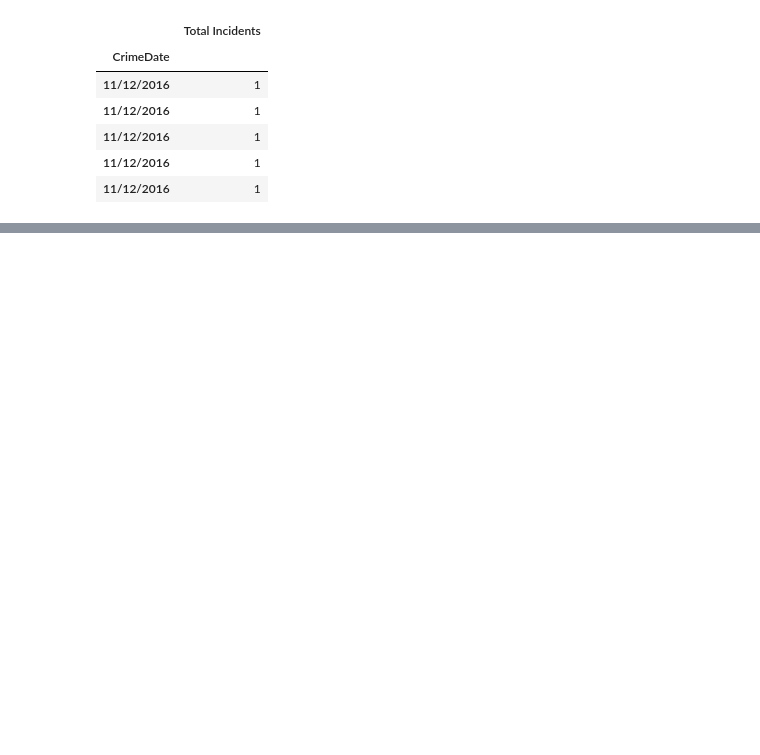
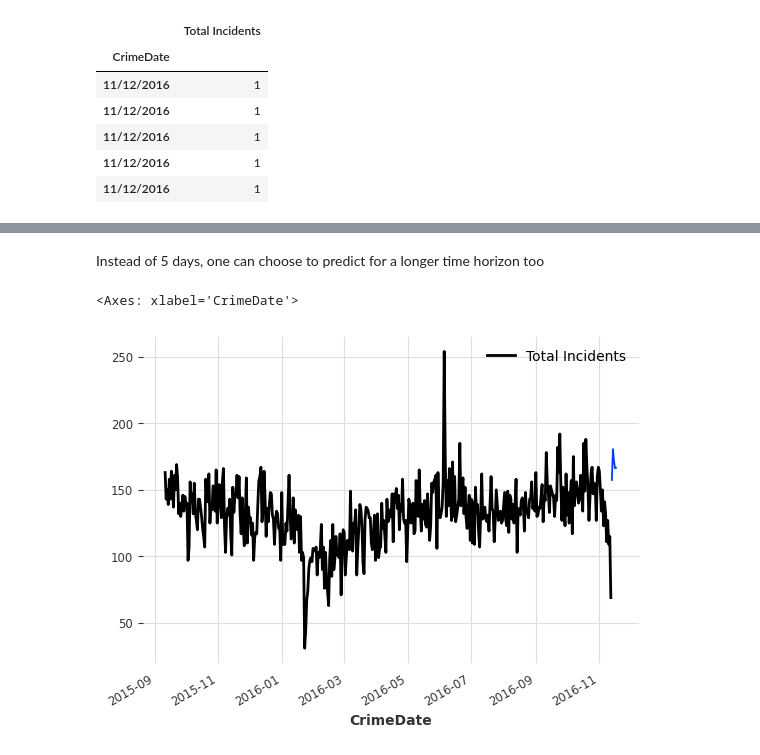
Before and after one commit to 13333333333333/India-Vix, a Jupyter notebook: Baltimore Crime Rate/src/Baltimore Crime Rate Forecast.ipynb, the cells around one changed output, grey strips where cells are left out. Drawn from its saved outputs; the diff is of its cells as text; code cells hidden in the pictures; blank space fills up the shorter version.

```diff
--- a/Baltimore Crime Rate/src/Baltimore Crime Rate Forecast.ipynb
+++ b/Baltimore Crime Rate/src/Baltimore Crime Rate Forecast.ipynb
@@ -130,0 +127,7 @@ We can observe a decreasing trend in the 1 month horizon
+# %%
+# Predict the next 5 days
+predictions = model.predict(len(val)+5)
+five_day_predictions = predictions.pd_series().tail(5)
+
+# Print or use the forecasted values
+print(five_day_predictions)
@@ -130,0 +142,9 @@ We can observe a decreasing trend in the 1 month horizon
+# %% [markdown]
+Instead of 5 days, one can choose to predict for a longer time horizon too
+# %%
+# there seems to be a bit of an increasing trend from this graph
+val.plot()
+five_day_predictions.plot()
+# %% [output]
+<Axes: xlabel='CrimeDate'>
+[figure, added]
```
Also changed, not shown: parts of 23 cells of this notebook, 3 other files.
